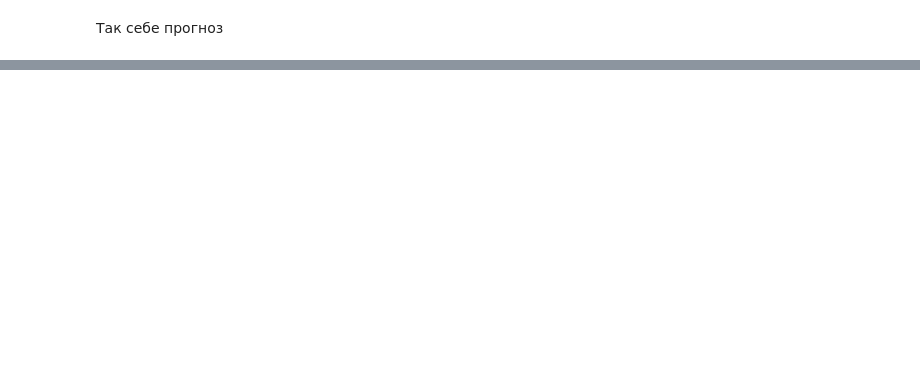
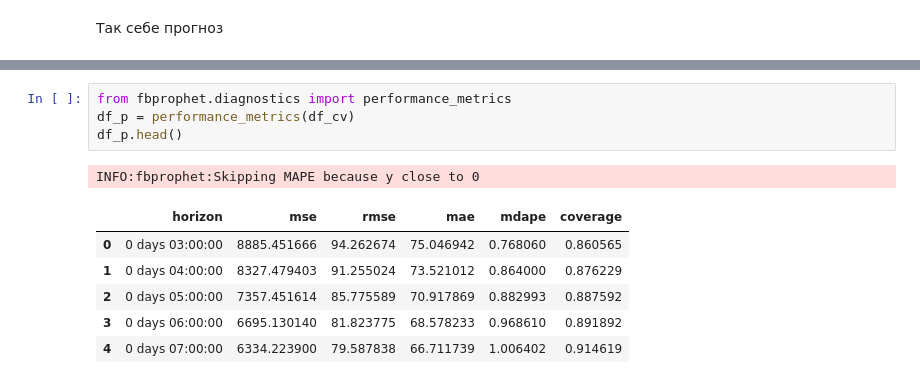
Before and after one commit to ksetdekov/Barbell-Lifts-Classification, a Jupyter notebook: analysis_and_fx.ipynb, the cells around one changed output, grey strips where cells are left out. Drawn from its saved outputs; the diff is of its cells as text; blank space fills up the shorter version.

```diff
--- a/analysis_and_fx.ipynb
+++ b/analysis_and_fx.ipynb
@@ -141,0 +180,12 @@ ax.set_ylim([0, 500])
+# %%
+from fbprophet.diagnostics import performance_metrics
+df_p = performance_metrics(df_cv)
+df_p.head()
+# %% [output]
+INFO:fbprophet:Skipping MAPE because y close to 0
+|  | horizon | mse | rmse | mae | mdape | coverage |
+| 0 | 0 days 03:00:00 | 8885.451666 | 94.262674 | 75.046942 | 0.768060 | 0.860565 |
+| 1 | 0 days 04:00:00 | 8327.479403 | 91.255024 | 73.521012 | 0.864000 | 0.876229 |
+| 2 | 0 days 05:00:00 | 7357.451614 | 85.775589 | 70.917869 | 0.882993 | 0.887592 |
+| 3 | 0 days 06:00:00 | 6695.130140 | 81.823775 | 68.578233 | 0.968610 | 0.891892 |
+| 4 | 0 days 07:00:00 | 6334.223900 | 79.587838 | 66.711739 | 1.006402 | 0.914619 |
```
Also changed, not shown: parts of 14 cells of this notebook.
